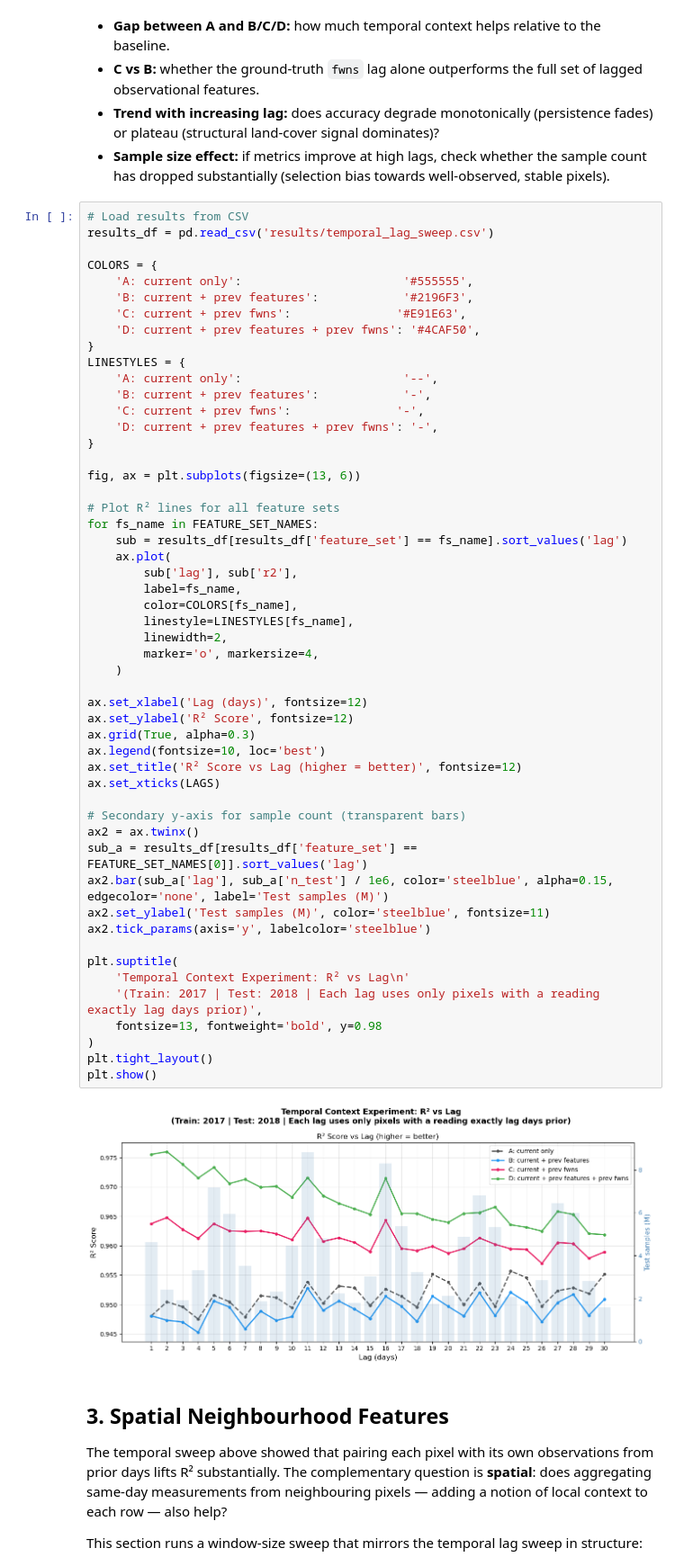
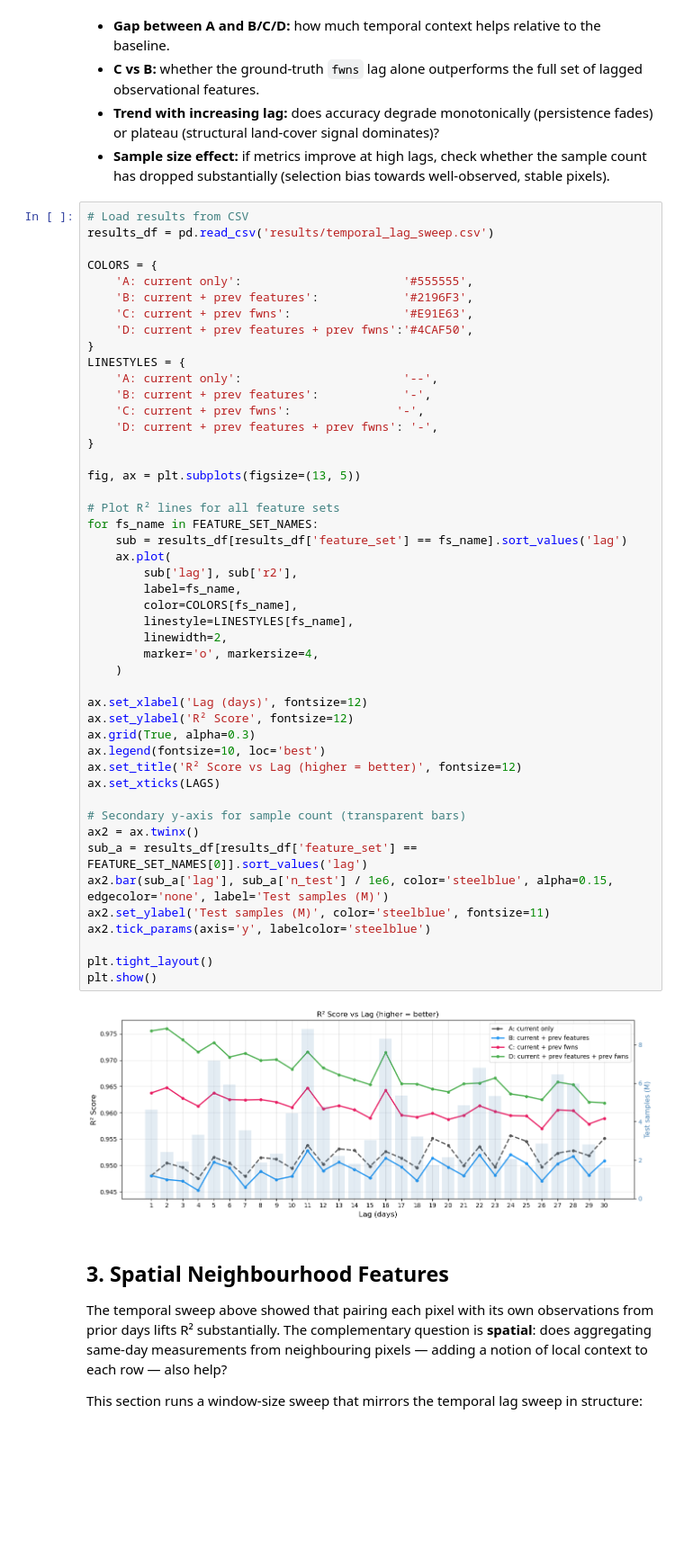
Before and after one commit to marcvem2AED/ML-framework-for-SWF-retrieval, a Jupyter notebook: 4-Temporal_and_spatial_context.ipynb, the cells around one changed output. Shown at 90% size. Cells and saved outputs as stored; diff of their text form; blank space fills up the shorter version.

Commit message:
Updated miscellanious graphics. Removed unwanted files

```diff
--- a/4-Temporal_and_spatial_context.ipynb
+++ b/4-Temporal_and_spatial_context.ipynb
@@ -561,8 +561,8 @@ results_df = pd.read_csv('results/temporal_lag_sweep.csv')
 COLORS = {
     'A: current only':                       '#555555',
     'B: current + prev features':            '#2196F3',
-    'C: current + prev fwns':               '#E91E63',
-    'D: current + prev features + prev fwns': '#4CAF50',
+    'C: current + prev fwns':                '#E91E63',
+    'D: current + prev features + prev fwns':'#4CAF50',
 }
 LINESTYLES = {
     'A: current only':                       '--',
@@ -571,43 +571,38 @@ LINESTYLES = {
     'D: current + prev features + prev fwns': '-',
 }
 
-fig, ax = plt.subplots(figsize=(13, 6))
+fig, ax = plt.subplots(figsize=(13, 5))
 
 # Plot R² lines for all feature sets
 for fs_name in FEATURE_SET_NAMES:
     sub = results_df[results_df['feature_set'] == fs_name].sort_values('lag')
     ax.plot(
         sub['lag'], sub['r2'],
         label=fs_name,
         color=COLORS[fs_name],
         linestyle=LINESTYLES[fs_name],
         linewidth=2,
         marker='o', markersize=4,
     )
 
 ax.set_xlabel('Lag (days)', fontsize=12)
 ax.set_ylabel('R² Score', fontsize=12)
 ax.grid(True, alpha=0.3)
 ax.legend(fontsize=10, loc='best')
 ax.set_title('R² Score vs Lag (higher = better)', fontsize=12)
 ax.set_xticks(LAGS)
 
 # Secondary y-axis for sample count (transparent bars)
 ax2 = ax.twinx()
 sub_a = results_df[results_df['feature_set'] == FEATURE_SET_NAMES[0]].sort_values('lag')
 ax2.bar(sub_a['lag'], sub_a['n_test'] / 1e6, color='steelblue', alpha=0.15, edgecolor='none', label='Test samples (M)')
 ax2.set_ylabel('Test samples (M)', color='steelblue', fontsize=11)
 ax2.tick_params(axis='y', labelcolor='steelblue')
 
-plt.suptitle(
-    'Temporal Context Experiment: R² vs Lag\n'
-    '(Train: 2017 | Test: 2018 | Each lag uses only pixels with a reading exactly lag days prior)',
-    fontsize=13, fontweight='bold', y=0.98
-)
 plt.tight_layout()
 plt.show()
 # %% [output]
-[figure, old version]
+[figure, new version]
 # %% [markdown]
 ## 3. Spatial Neighbourhood Features
 
```
Also changed, not shown: parts of 1 cell of this notebook, 5 other files.
